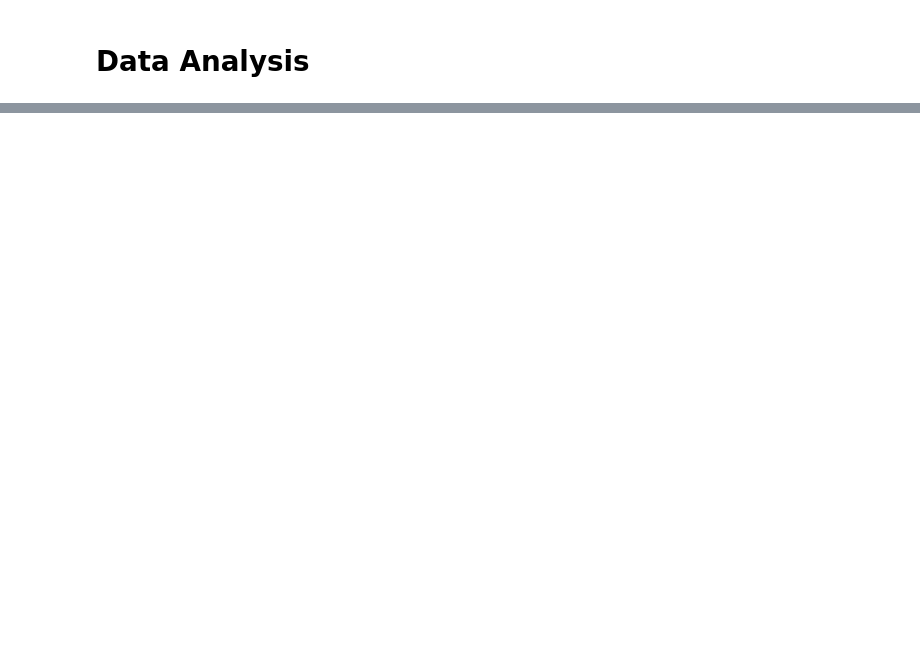
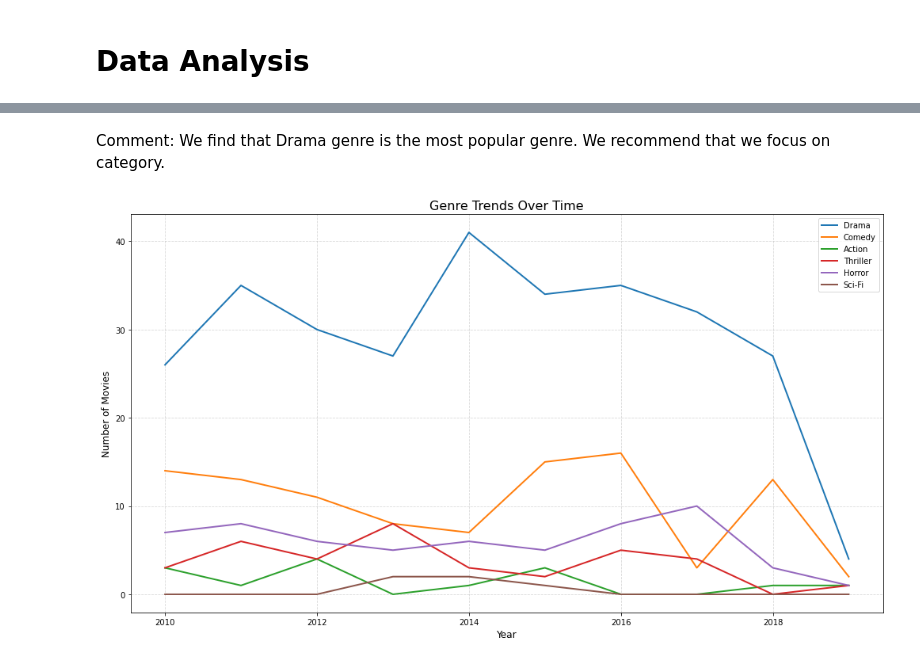
Before and after one commit to Audrey-coder/Phase-2-Project-Group-7, a Jupyter notebook: index.ipynb, the cells around one changed output, grey strips where cells are left out. Saved outputs shown, nothing was run; the diff lists cells and outputs as text; code cells hidden in the pictures; blank space fills up the shorter version.

```diff
--- a/index.ipynb
+++ b/index.ipynb
@@ -420,0 +466,25 @@ movie_data.head()
+# %% [markdown]
+Comment: We find that Drama genre is the most popular genre. We recommend that we focus on category.
+# %%
+# Visualizing the trend of genres over time.
+genres_to_analyze = ['Drama', 'Comedy', 'Action', 'Thriller', 'Horror', 'Sci-Fi'] # Expanded genres for analysis
+
+genre_trends = movie_data[movie_data['genres'].str.contains('|'.join(genres_to_analyze))]
+genre_trends = genre_trends.groupby(['start_year', 'genres'])['movie_id'].count().unstack(fill_value=0).reset_index()
+
+
+plt.figure(figsize=(14, 8)) # Increased figure size
+for genre in genres_to_analyze:
+    plt.plot(genre_trends['start_year'], genre_trends[genre], label=genre, linewidth=2)
+
+plt.title('Genre Trends Over Time', fontsize=16)
+plt.xlabel('Year', fontsize=12)
+plt.ylabel('Number of Movies', fontsize=12)
+plt.legend(fontsize=10) # Adjusted legend font size
+plt.grid(True, linestyle='--', alpha=0.5) # Added grid for better readability
+plt.xticks(fontsize=10)
+plt.yticks(fontsize=10)
+plt.tight_layout()
+plt.show()
+# %% [output]
+[figure, added]
```
Also changed, not shown: parts of 16 cells of this notebook.
